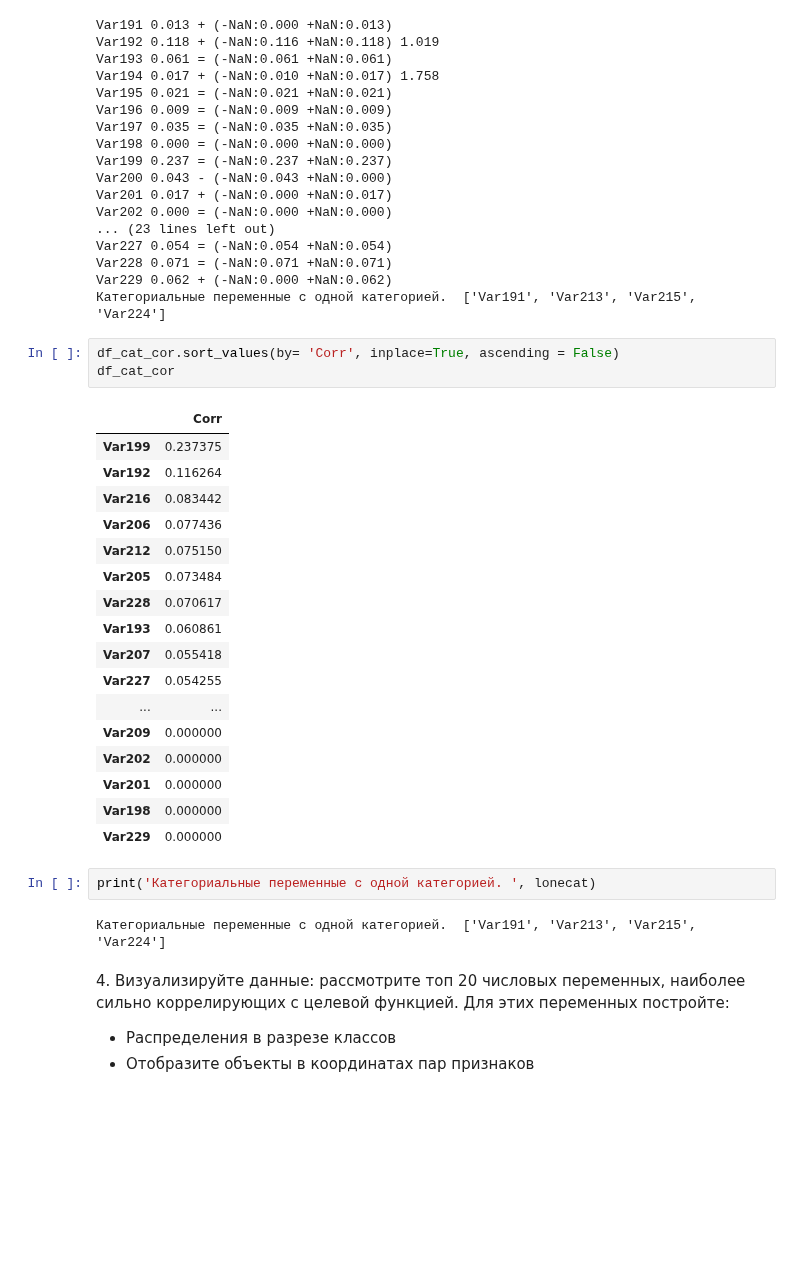
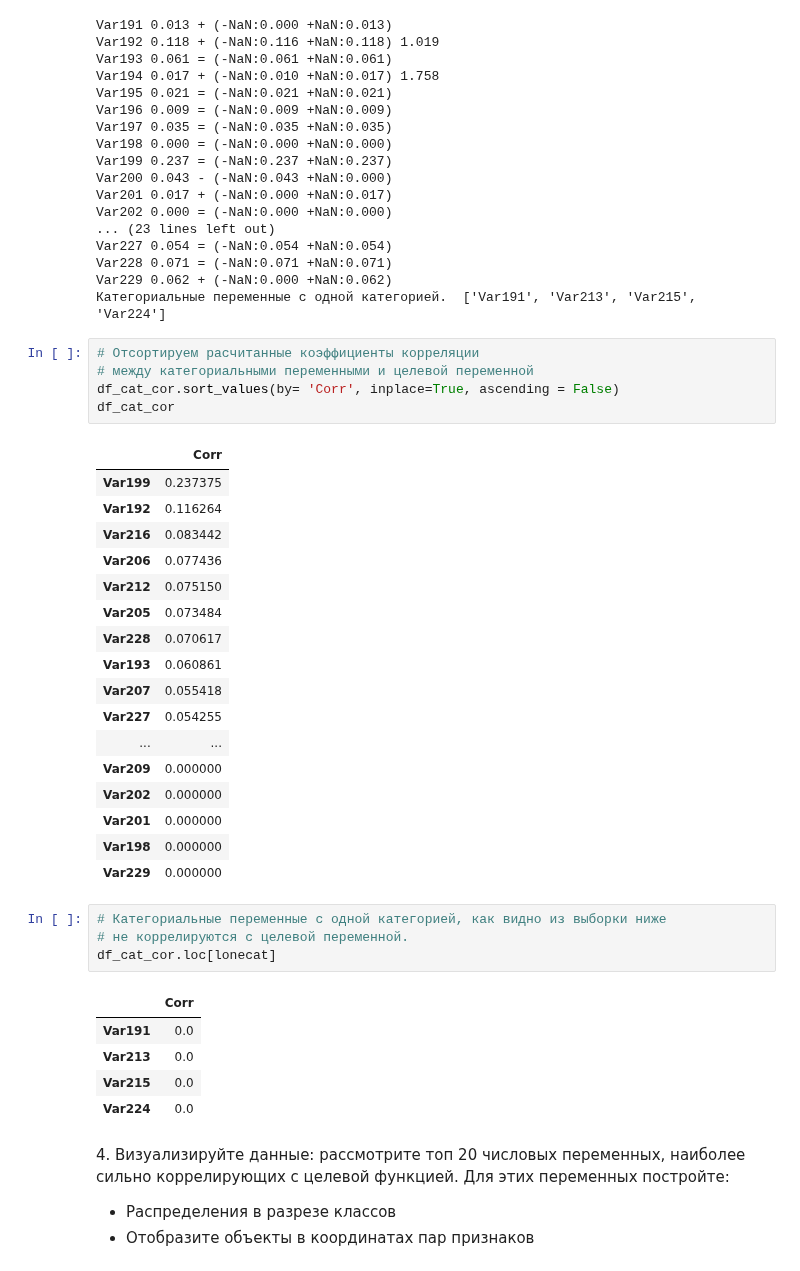
Before and after one commit to dminikorenb/DataLearning, a Jupyter notebook: 2-churn_prediction/dminik6_part2_w1.ipynb, the cells around one changed output. Cells and saved outputs as stored; diff of their text form; blank space fills up the shorter version.

```diff
--- a/2-churn_prediction/dminik6_part2_w1.ipynb
+++ b/2-churn_prediction/dminik6_part2_w1.ipynb
@@ -217,6 +229,8 @@ Var228 0.071 = (-NaN:0.071 +NaN:0.071)
 Var229 0.062 + (-NaN:0.000 +NaN:0.062)
 Категориальные переменные с одной категорией.  ['Var191', 'Var213', 'Var215', 'Var224']
 # %%
+# Отсортируем расчитанные коэффициенты корреляции
+# между категориальными переменными и целевой переменной
 df_cat_cor.sort_values(by= 'Corr', inplace=True, ascending = False)
 df_cat_cor
 # %% [output]
@@ -238,9 +252,15 @@ df_cat_cor
 | Var198 | 0.000000 |
 | Var229 | 0.000000 |
 # %%
-print('Категориальные переменные с одной категорией. ', lonecat)
+# Категориальные переменные с одной категорией, как видно из выборки ниже
+# не коррелируются с целевой переменной.
+df_cat_cor.loc[lonecat]
 # %% [output]
-Категориальные переменные с одной категорией.  ['Var191', 'Var213', 'Var215', 'Var224']
+|  | Corr |
+| Var191 | 0.0 |
+| Var213 | 0.0 |
+| Var215 | 0.0 |
+| Var224 | 0.0 |
 # %% [markdown]
 4\. Визуализируйте данные: рассмотрите топ 20 числовых переменных, наиболее сильно коррелирующих с целевой функцией. Для этих переменных постройте:
 * Распределения в разрезе классов
```
Also changed, not shown: parts of 9 cells of this notebook.
